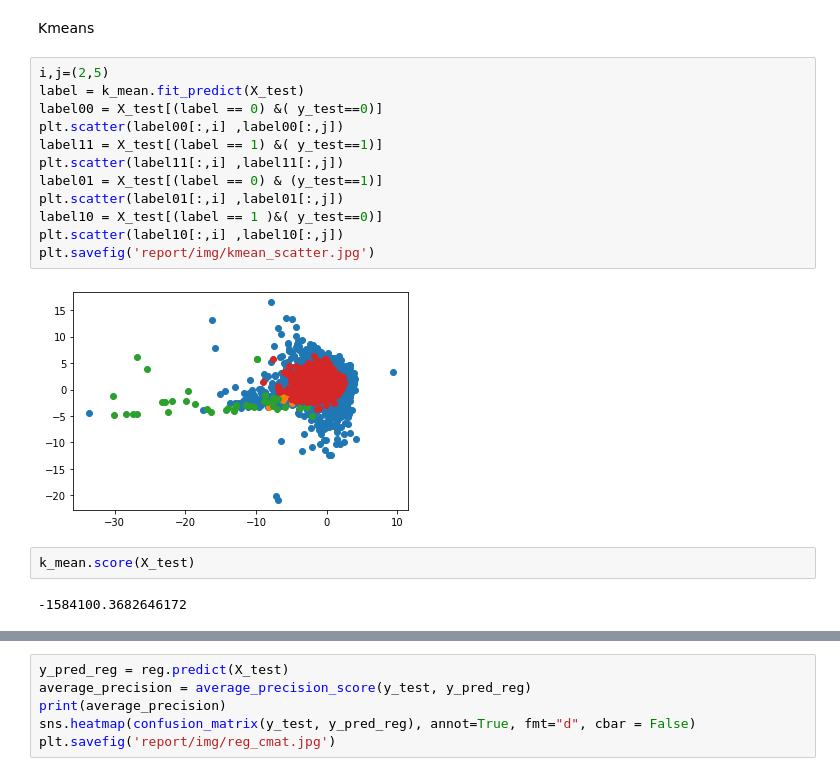
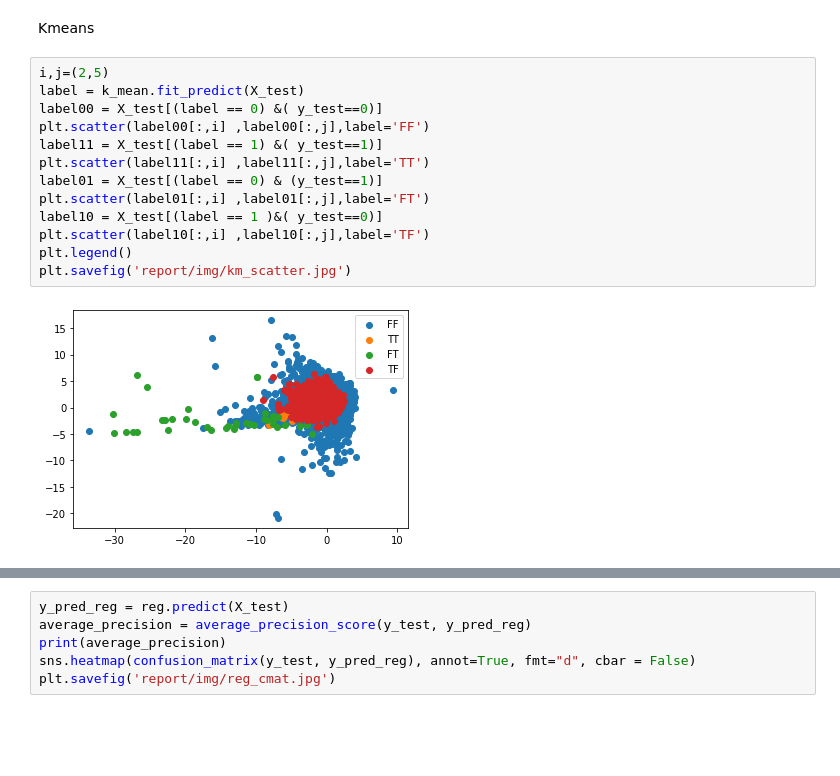
Before and after one commit to mahdialipoo/Project5_AI, a Jupyter notebook: hw5-ai.ipynb, the cells around one changed output, grey strips where cells are left out. Drawn from its saved outputs; the diff is of its cells as text; blank space fills up the shorter version.

```diff
--- a/hw5-ai.ipynb
+++ b/hw5-ai.ipynb
@@ -100,21 +100,18 @@ Kmeans
 # %%
 i,j=(2,5)
 label = k_mean.fit_predict(X_test)
 label00 = X_test[(label == 0) &( y_test==0)]
-plt.scatter(label00[:,i] ,label00[:,j])
+plt.scatter(label00[:,i] ,label00[:,j],label='FF')
 label11 = X_test[(label == 1) &( y_test==1)]
-plt.scatter(label11[:,i] ,label11[:,j])
+plt.scatter(label11[:,i] ,label11[:,j],label='TT')
 label01 = X_test[(label == 0) & (y_test==1)]
-plt.scatter(label01[:,i] ,label01[:,j])
+plt.scatter(label01[:,i] ,label01[:,j],label='FT')
 label10 = X_test[(label == 1 )&( y_test==0)]
-plt.scatter(label10[:,i] ,label10[:,j])
-plt.savefig('report/img/kmean_scatter.jpg')
+plt.scatter(label10[:,i] ,label10[:,j],label='TF')
+plt.legend()
+plt.savefig('report/img/km_scatter.jpg')
 # %% [output]
-[figure, old version]
+[figure, new version]
-# %%
-k_mean.score(X_test)
-# %% [output]
--1584100.3682646172
 # %%
 y_pred_km =k_mean.predict(X_test)
 average_precision = average_precision_score(y_test, y_pred_km)
```
Also changed, not shown: parts of 6 cells of this notebook, 1 other file.
